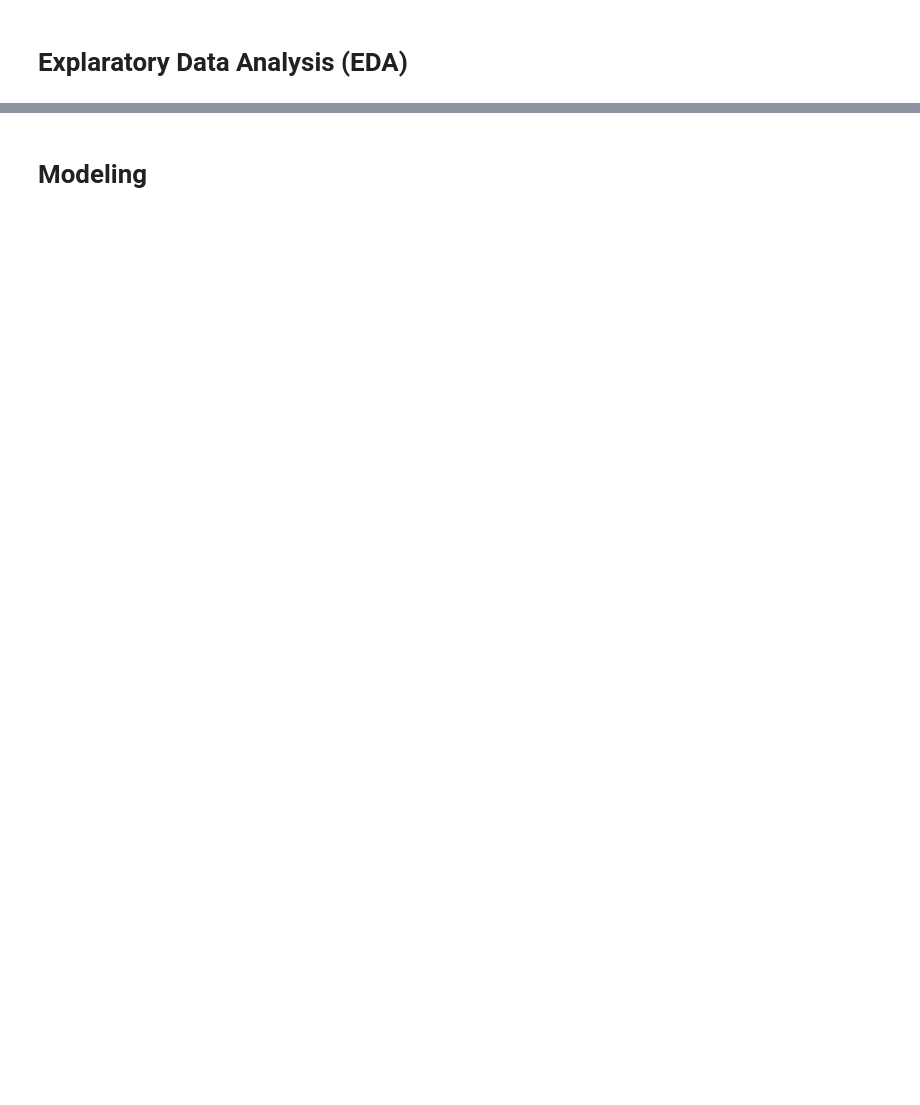
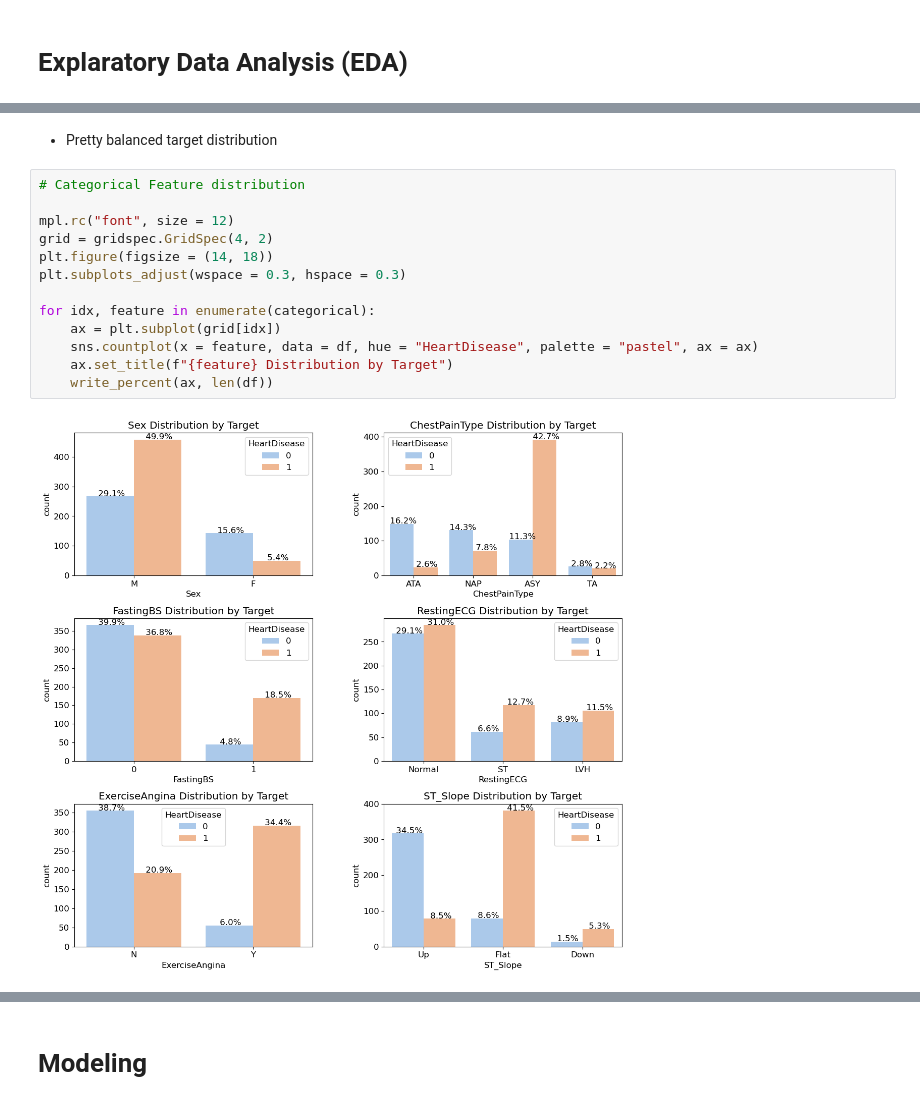
Before and after one commit to Bonniecoleman/Project_3, a Jupyter notebook: Heart Failure Prediction.ipynb, the cells around one changed output, grey strips where cells are left out. Cells and saved outputs as stored; diff of their text form; blank space fills up the shorter version.

```diff
--- a/Heart Failure Prediction.ipynb
+++ b/Heart Failure Prediction.ipynb
@@ -65,0 +126,17 @@ df_cat.head()
+# %% [markdown]
+- Pretty balanced target distribution
+# %%
+# Categorical Feature distribution
+
+mpl.rc("font", size = 12)
+grid = gridspec.GridSpec(4, 2)
+plt.figure(figsize = (14, 18))
+plt.subplots_adjust(wspace = 0.3, hspace = 0.3)
+
+for idx, feature in enumerate(categorical):
+    ax = plt.subplot(grid[idx])
+    sns.countplot(x = feature, data = df, hue = "HeartDisease", palette = "pastel", ax = ax)
+    ax.set_title(f"{feature} Distribution by Target")
+    write_percent(ax, len(df))
+# %% [output]
+[figure, added]
```
Also changed, not shown: parts of 50 cells of this notebook.
